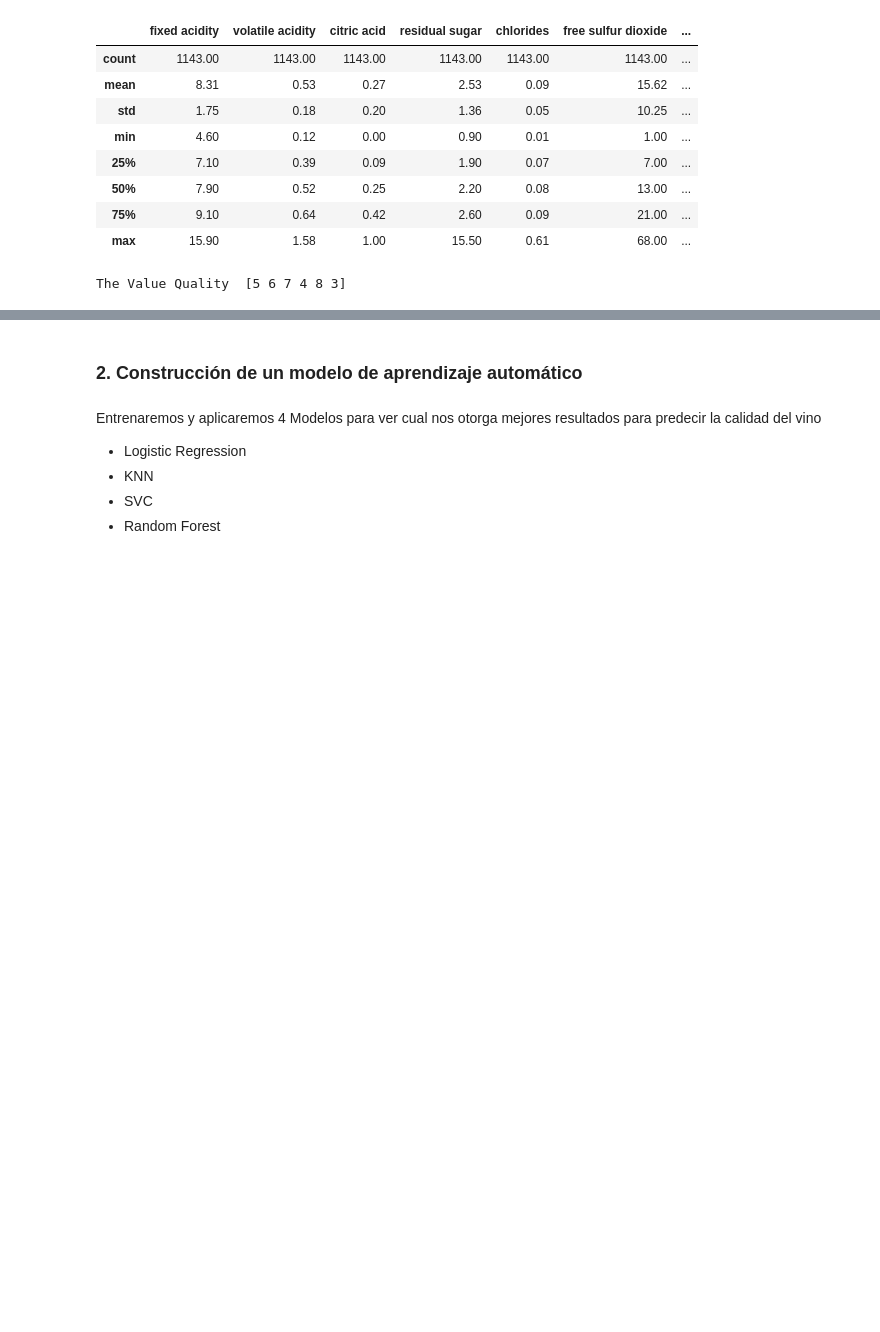
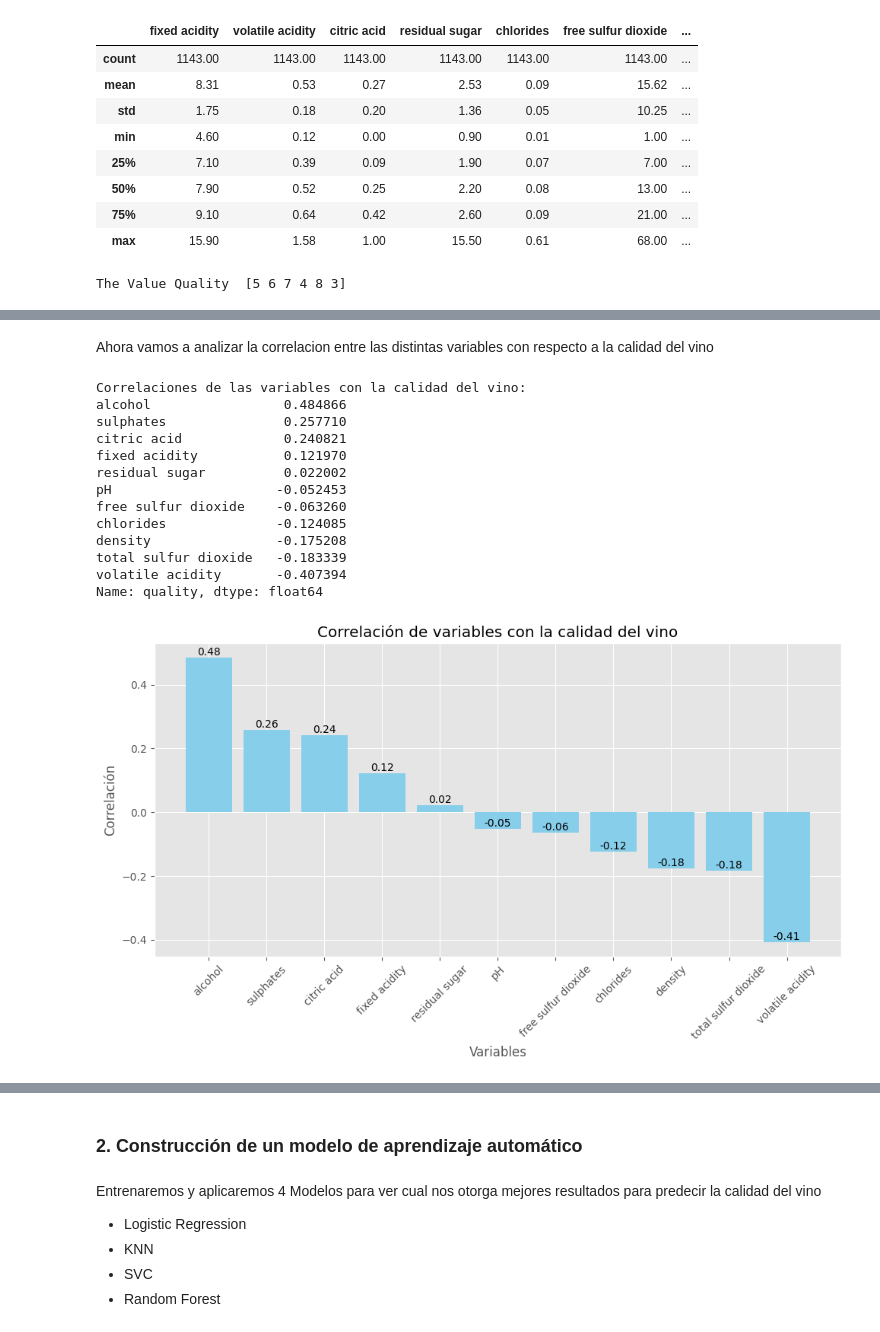
Before and after one commit to Crispa2814/CalidadVino, a Jupyter notebook: ProyectoDS_Parte3_CristianParello.ipynb, the cells around one changed output, grey strips where cells are left out. Cells and saved outputs as stored; diff of their text form; code cells hidden in the pictures; blank space fills up the shorter version.

```diff
--- a/ProyectoDS_Parte3_CristianParello.ipynb
+++ b/ProyectoDS_Parte3_CristianParello.ipynb
@@ -209,0 +181,45 @@ Elementos con mayor influencia en la calidad del vino:
+# %% [markdown]
+Ahora vamos a analizar la correlacion entre las distintas variables con respecto a la calidad del vino
+# %%
+
+
+# Ordenar las correlaciones y eliminar 'quality'
+correlations = df.corr()['quality'].drop('quality').sort_values(ascending=False)
+
+# Imprimir los valores de las correlaciones
+print("Correlaciones de las variables con la calidad del vino:")
+print(correlations)
+
+# Crear el gráfico de barras
+plt.figure(figsize=(10, 6))
+bars = plt.bar(correlations.index, correlations.values, color='skyblue')
+
+# Añadir título y etiquetas
+plt.title('Correlación de variables con la calidad del vino')
+plt.xlabel('Variables')
+plt.ylabel('Correlación')
+
+# Añadir etiquetas encima de las barras
+for bar in bars:
+    yval = bar.get_height()
+    plt.text(bar.get_x() + bar.get_width()/2, yval, round(yval, 2), ha='center', va='bottom')
+
+# Mostrar gráfico
+plt.xticks(rotation=45)
+plt.tight_layout()
+plt.show()
+# %% [output]
+Correlaciones de las variables con la calidad del vino:
+alcohol                 0.484866
+sulphates               0.257710
+citric acid             0.240821
+fixed acidity           0.121970
+residual sugar          0.022002
+pH                     -0.052453
+free sulfur dioxide    -0.063260
+chlorides              -0.124085
+density                -0.175208
+total sulfur dioxide   -0.183339
+volatile acidity       -0.407394
+Name: quality, dtype: float64
+[figure, added]
```
Also changed, not shown: parts of 23 cells of this notebook.
